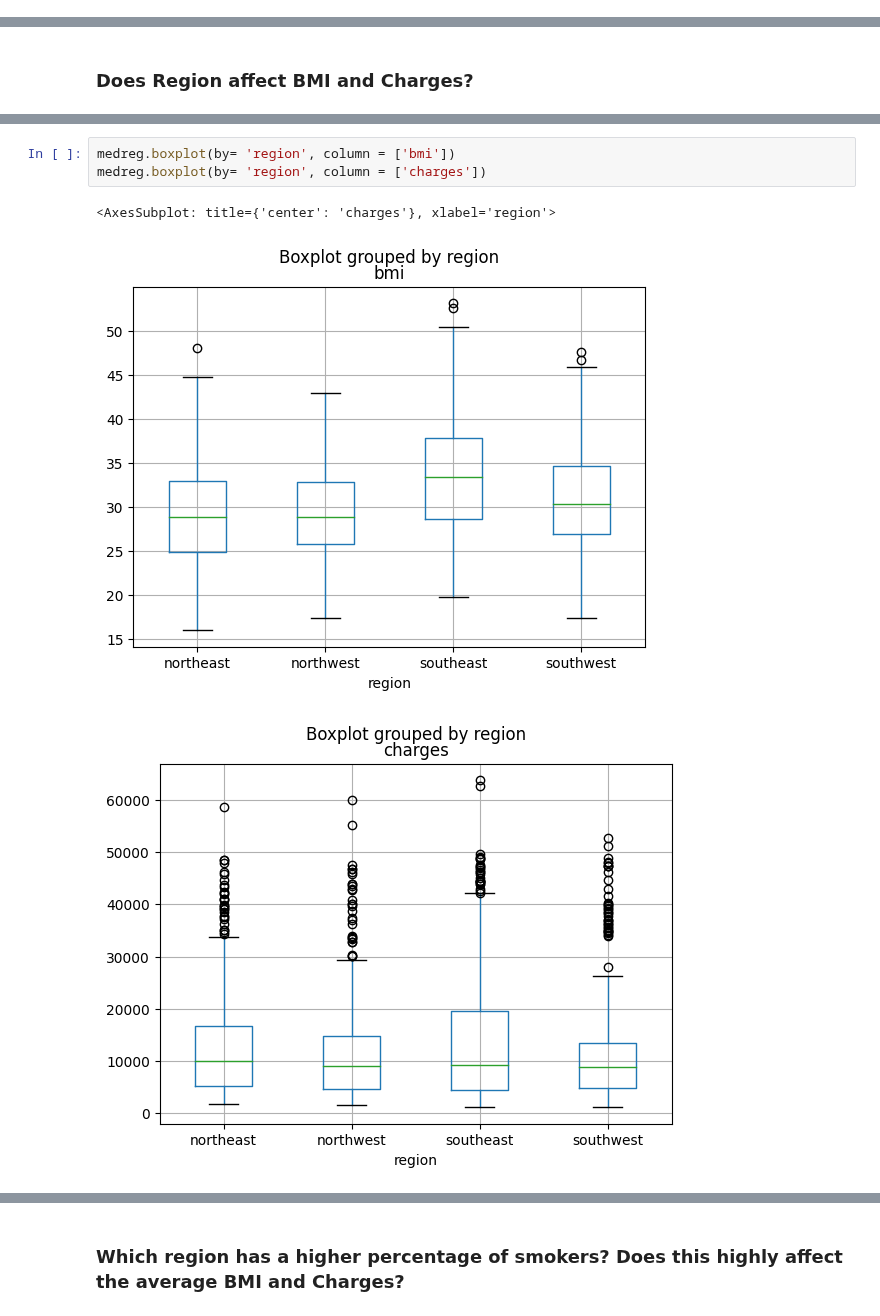
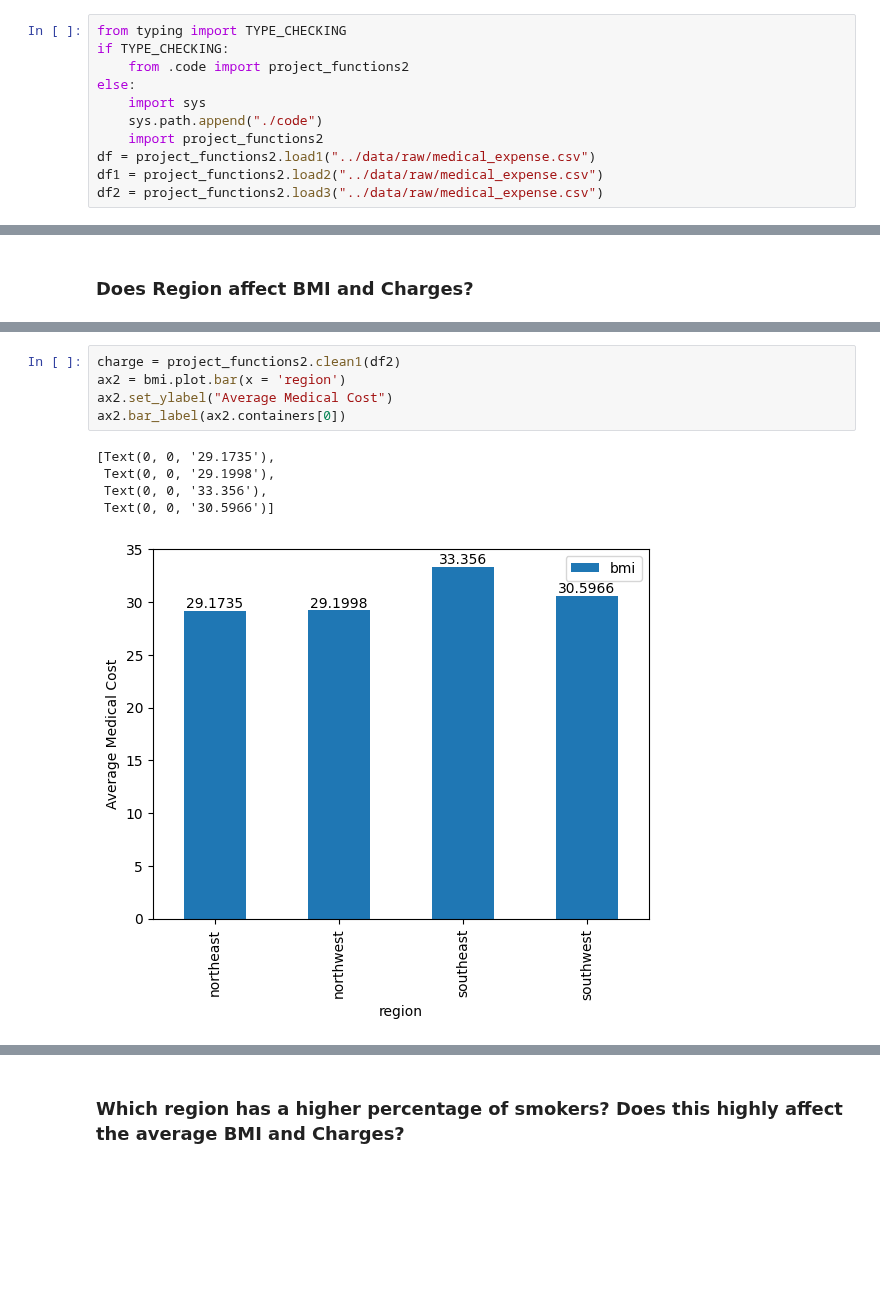
Before and after one commit to ubco-W2022T2-data301/project-group-group08, a Jupyter notebook: analysis/analysis3.ipynb, the cells around one changed output, grey strips where cells are left out. Drawn from its saved outputs; the diff is of its cells as text; blank space fills up the shorter version.

Commit message:
Added Functions and updated some work

```diff
--- a/analysis/analysis3.ipynb
+++ b/analysis/analysis3.ipynb
@@ -14 +13,12 @@ med = pd.read_csv("../data/raw/medical_expense.csv")
+# %%
+from typing import TYPE_CHECKING
+if TYPE_CHECKING:
+    from .code import project_functions2
+else:
+    import sys
+    sys.path.append("./code")
+    import project_functions2
+df = project_functions2.load1("../data/raw/medical_expense.csv")
+df1 = project_functions2.load2("../data/raw/medical_expense.csv")
+df2 = project_functions2.load3("../data/raw/medical_expense.csv")
 # %%
@@ -51,7 +38,11 @@ medregse
-# %%
-medreg.boxplot(by= 'region', column = ['bmi'])
-medreg.boxplot(by= 'region', column = ['charges'])
-# %% [output]
-<AxesSubplot: title={'center': 'charges'}, xlabel='region'>
-[figure, removed]
-[figure, removed]
+# %%
+charge = project_functions2.clean1(df2)
+ax2 = bmi.plot.bar(x = 'region')
+ax2.set_ylabel("Average Medical Cost")
+ax2.bar_label(ax2.containers[0])
+# %% [output]
+[Text(0, 0, '29.1735'),
+ Text(0, 0, '29.1998'),
+ Text(0, 0, '33.356'),
+ Text(0, 0, '30.5966')]
+[figure, added]
```
Also changed, not shown: parts of 9 cells of this notebook, 2 other files.
